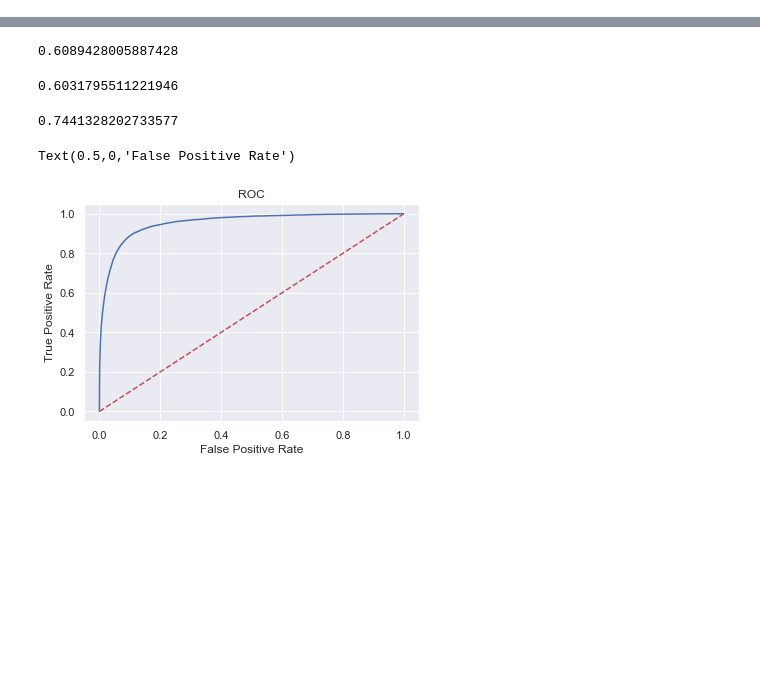
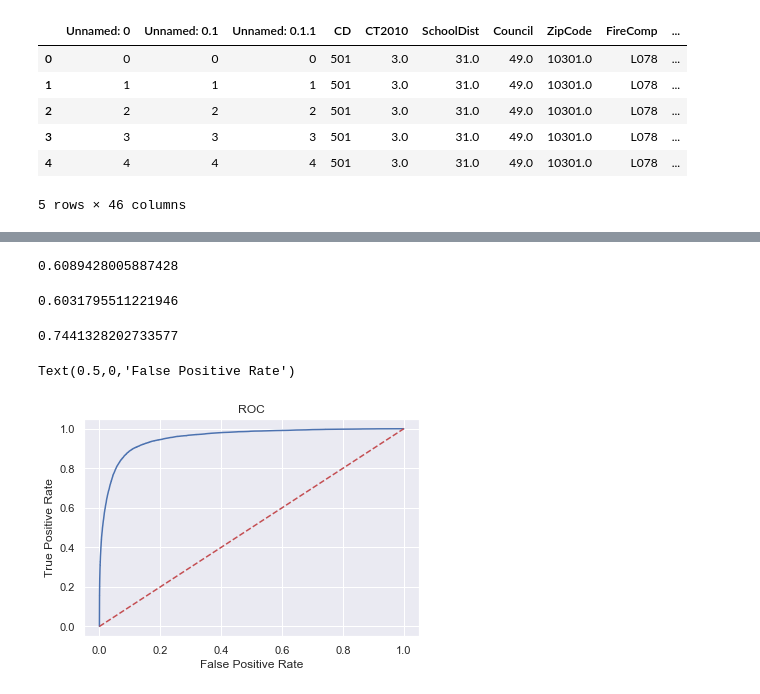
Before and after one commit to maddyobrienjones/project_mcnulty, a Jupyter notebook: final_modeling.ipynb, the cells around one changed output, grey strips where cells are left out. Cells and saved outputs as stored; diff of their text form; code cells hidden in the pictures; blank space fills up the shorter version.

```diff
--- a/final_modeling.ipynb
+++ b/final_modeling.ipynb
@@ -18,3 +18,13 @@ target = pluto['has_lit']
 
 X_train1, X_test, y_train1, y_test = train_test_split(features, target, test_size=.33, random_state=10)
 X_train, X_val, y_train, y_val = train_test_split(X_train1, y_train1, test_size=.33, random_state=10)
+# %%
+pluto.head()
+# %% [output]
+|  | Unnamed: 0 | Unnamed: 0.1 | Unnamed: 0.1.1 | CD | CT2010 | SchoolDist | Council | ZipCode | FireComp | ... |
+| 0 | 0 | 0 | 0 | 501 | 3.0 | 31.0 | 49.0 | 10301.0 | L078 | ... |
+| 1 | 1 | 1 | 1 | 501 | 3.0 | 31.0 | 49.0 | 10301.0 | L078 | ... |
+| 2 | 2 | 2 | 2 | 501 | 3.0 | 31.0 | 49.0 | 10301.0 | L078 | ... |
+| 3 | 3 | 3 | 3 | 501 | 3.0 | 31.0 | 49.0 | 10301.0 | L078 | ... |
+| 4 | 4 | 4 | 4 | 501 | 3.0 | 31.0 | 49.0 | 10301.0 | L078 | ... |
+5 rows × 46 columns
```
Also changed, not shown: parts of 8 cells of this notebook.
